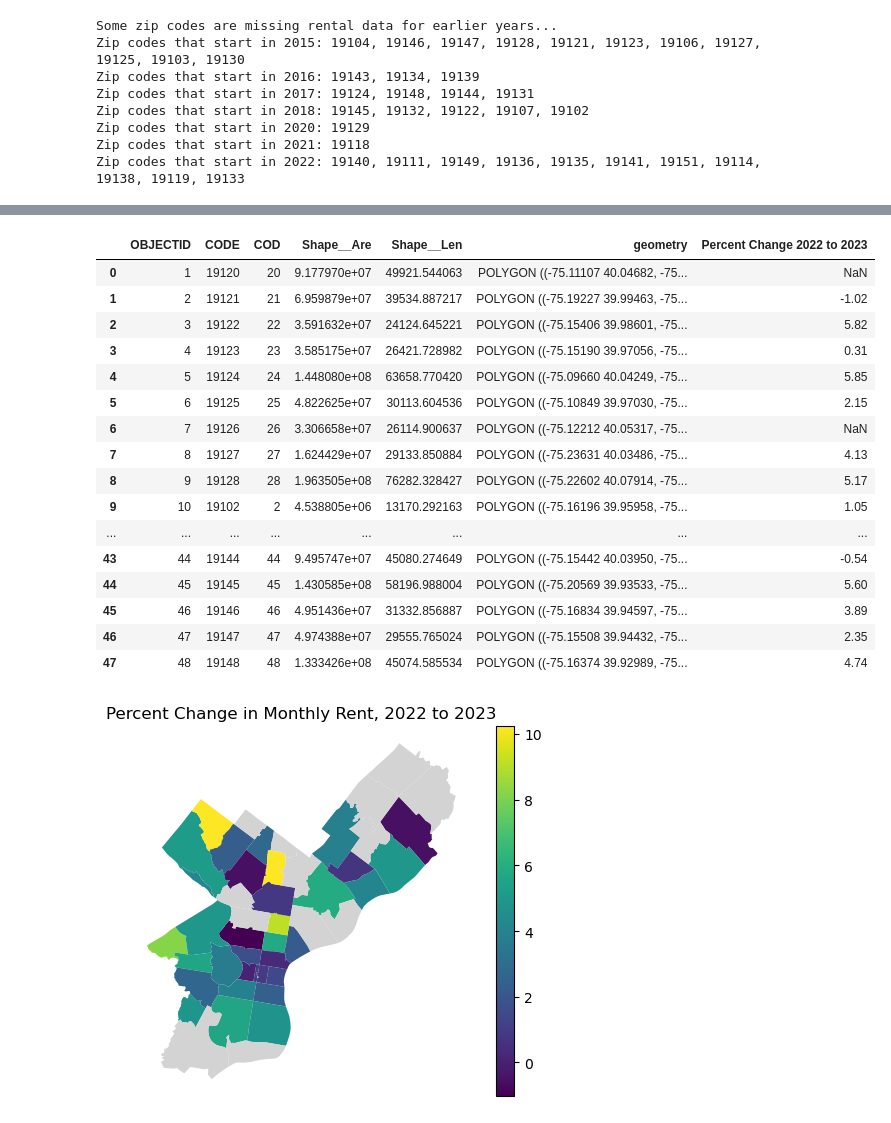
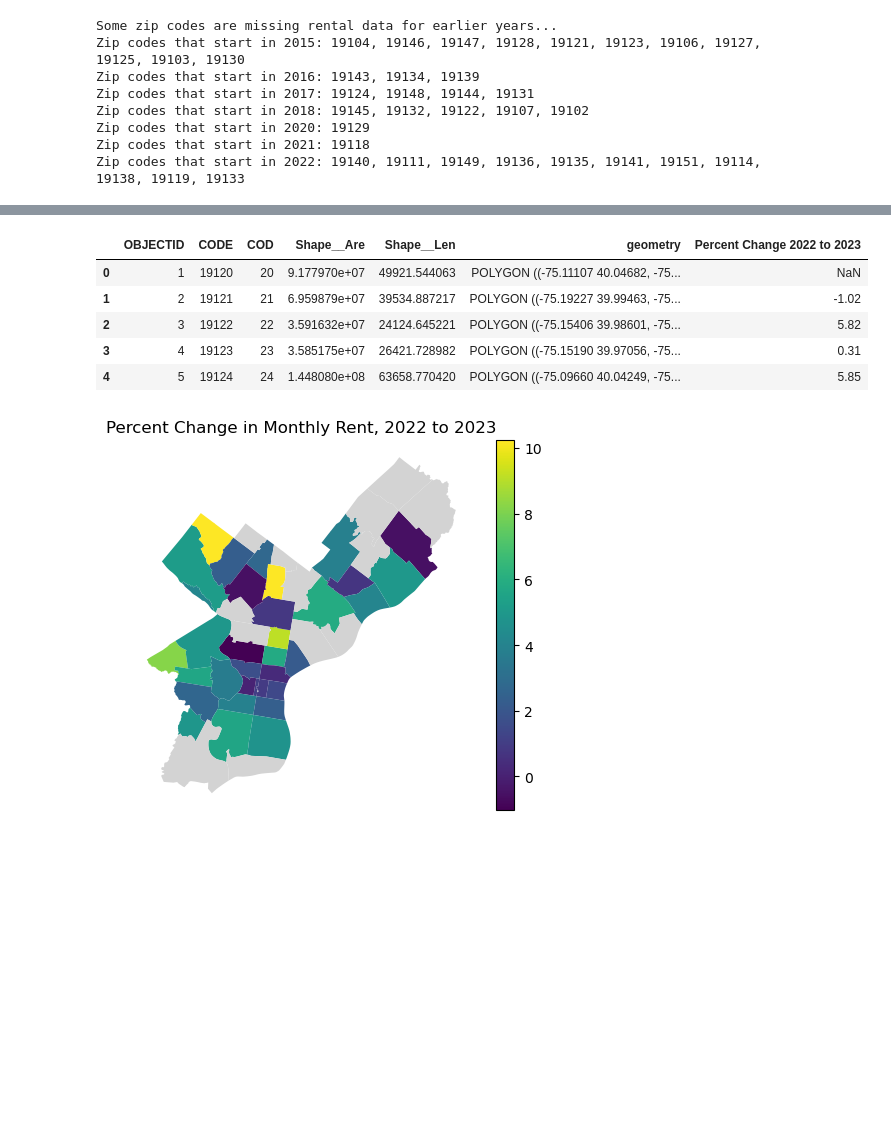
Before and after one commit to Aramed23/Project_1, a Jupyter notebook: andrew.ipynb, the cells around one changed output, grey strips where cells are left out. Drawn from its saved outputs; the diff is of its cells as text; code cells hidden in the pictures; blank space fills up the shorter version.

```diff
--- a/andrew.ipynb
+++ b/andrew.ipynb
@@ -214,25 +204,14 @@ phl_zips_rentals["Percent Change 2022 to 2023"]=[None, -1.02, 5.82, 0.31, 5.85,
                                                  8.19, None, None, None, None, 1.70, 4.94, None, 9.11, None, 4.12, 4.97, None,
                                                  2.72, 5.64, 0.79, 10.20, 4.89, 2.63, -0.54, 5.60, 3.89, 2.35, 4.74]
 # %%
-phl_zips_rentals
+phl_zips_rentals.head()
 # %% [output]
 |  | OBJECTID | CODE | COD | Shape__Are | Shape__Len | geometry | Percent Change 2022 to 2023 |
 | 0 | 1 | 19120 | 20 | 9.177970e+07 | 49921.544063 | POLYGON ((-75.11107 40.04682, -75... | NaN |
 | 1 | 2 | 19121 | 21 | 6.959879e+07 | 39534.887217 | POLYGON ((-75.19227 39.99463, -75... | -1.02 |
 | 2 | 3 | 19122 | 22 | 3.591632e+07 | 24124.645221 | POLYGON ((-75.15406 39.98601, -75... | 5.82 |
 | 3 | 4 | 19123 | 23 | 3.585175e+07 | 26421.728982 | POLYGON ((-75.15190 39.97056, -75... | 0.31 |
 | 4 | 5 | 19124 | 24 | 1.448080e+08 | 63658.770420 | POLYGON ((-75.09660 40.04249, -75... | 5.85 |
-| 5 | 6 | 19125 | 25 | 4.822625e+07 | 30113.604536 | POLYGON ((-75.10849 39.97030, -75... | 2.15 |
-| 6 | 7 | 19126 | 26 | 3.306658e+07 | 26114.900637 | POLYGON ((-75.12212 40.05317, -75... | NaN |
-| 7 | 8 | 19127 | 27 | 1.624429e+07 | 29133.850884 | POLYGON ((-75.23631 40.03486, -75... | 4.13 |
-| 8 | 9 | 19128 | 28 | 1.963505e+08 | 76282.328427 | POLYGON ((-75.22602 40.07914, -75... | 5.17 |
-| 9 | 10 | 19102 | 2 | 4.538805e+06 | 13170.292163 | POLYGON ((-75.16196 39.95958, -75... | 1.05 |
-| ... | ... | ... | ... | ... | ... | ... | ... |
-| 43 | 44 | 19144 | 44 | 9.495747e+07 | 45080.274649 | POLYGON ((-75.15442 40.03950, -75... | -0.54 |
-| 44 | 45 | 19145 | 45 | 1.430585e+08 | 58196.988004 | POLYGON ((-75.20569 39.93533, -75... | 5.60 |
-| 45 | 46 | 19146 | 46 | 4.951436e+07 | 31332.856887 | POLYGON ((-75.16834 39.94597, -75... | 3.89 |
-| 46 | 47 | 19147 | 47 | 4.974388e+07 | 29555.765024 | POLYGON ((-75.15508 39.94432, -75... | 2.35 |
-| 47 | 48 | 19148 | 48 | 1.333426e+08 | 45074.585534 | POLYGON ((-75.16374 39.92989, -75... | 4.74 |
 # %%
 ax = phl_zips_rentals.plot(column='Percent Change 2022 to 2023', legend=True, missing_kwds={'color': 'lightgrey'})
 ax.set_axis_off()
```
Also changed, not shown: parts of 15 cells of this notebook.
